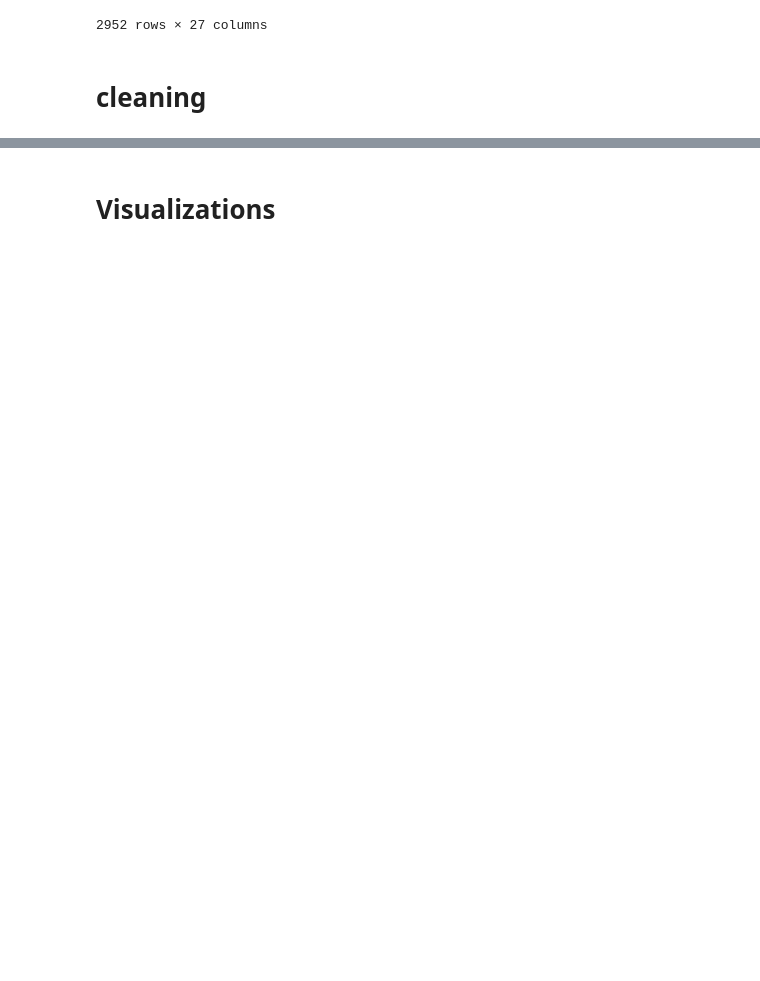
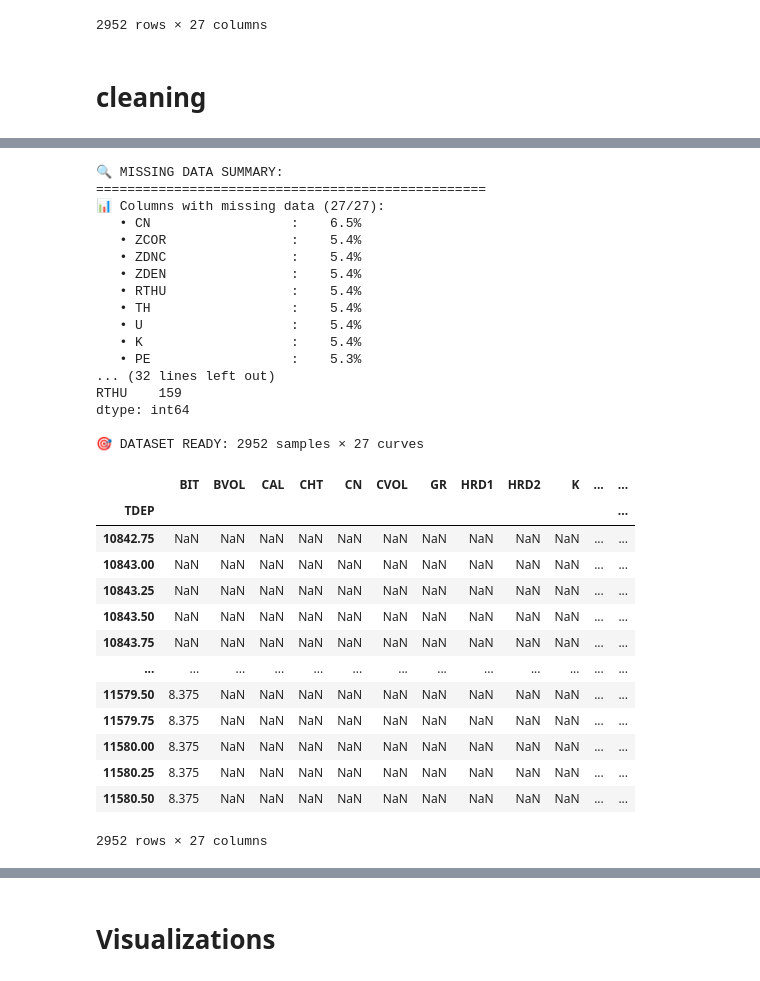
Before and after one commit to Z1y4dd/colab, a Jupyter notebook: HRDH/HRDH-1119.ipynb, the cells around one changed output, grey strips where cells are left out. Drawn from its saved outputs; the diff is of its cells as text; code cells hidden in the pictures; blank space fills up the shorter version.

```diff
--- a/HRDH/HRDH-1119.ipynb
+++ b/HRDH/HRDH-1119.ipynb
@@ -310,3 +260,80 @@ No nulls remain!
+# %%
+# THEN calculate missingness summary
+null_pct = log_df_clean.isna().mean() * 100
+print("🔍 MISSING DATA SUMMARY:")
+print("=" * 50)
+
+# More readable format for many columns
+if len(null_pct) > 10:
+    # Show only columns with missing data
+    missing_cols = null_pct[null_pct > 0].sort_values(ascending=False)
+    if len(missing_cols) > 0:
+        print(f"📊 Columns with missing data ({len(missing_cols)}/{len(null_pct)}):")
+        for col, pct in missing_cols.items():
+            print(f"   • {col:<20}: {pct:>6.1f}%")
+    else:
+        print("✅ No missing data found!")
+
+    # Summary stats
+    print(f"\n📈 SUMMARY:")
+    print(f"   • Total columns: {len(null_pct)}")
+    print(f"   • Columns with missing data: {len(missing_cols)}")
+    print(f"   • Max missing %: {null_pct.max():.1f}%")
+    print(f"   • Avg missing %: {null_pct.mean():.1f}%")
+else:
+    # Original format for few columns
+    print(null_pct.sort_values(ascending=False))
+
+# Post-QA check
+remaining_nulls = log_df_clean.isna().sum().sort_values(ascending=False)
+remaining_nulls_filtered = remaining_nulls[remaining_nulls > 0]
+
+print(f"\n✅ POST-PROCESSING CHECK:")
+if remaining_nulls_filtered.empty:
+    print("   No nulls remain!")
+else:
+    print(f"   Columns with nulls: {len(remaining_nulls_filtered)}")
+    if len(remaining_nulls_filtered) <= 5:
+        print(remaining_nulls_filtered)
+    else:
+        print("   Top 5 columns with most nulls:")
+        print(remaining_nulls_filtered.head())
+
+# Final dataset ready
+print(f"\n🎯 DATASET READY: {log_df_clean.shape[0]} samples × {log_df_clean.shape[1]} curves")
+log_df_clean
+# %% [output]
+🔍 MISSING DATA SUMMARY:
+==================================================
+📊 Columns with missing data (27/27):
+   • CN                  :    6.5%
+   • ZCOR                :    5.4%
+   • ZDNC                :    5.4%
+   • ZDEN                :    5.4%
+   • RTHU                :    5.4%
+   • TH                  :    5.4%
+   • U                   :    5.4%
+   • K                   :    5.4%
+   • PE                  :    5.3%
+... (32 lines left out)
+RTHU    159
+dtype: int64
+
+🎯 DATASET READY: 2952 samples × 27 curves
+|  | BIT | BVOL | CAL | CHT | CN | CVOL | GR | HRD1 | HRD2 | K | ... | ... |
+| TDEP |  |  |  |  |  |  |  |  |  |  |  | ... |
+| 10842.75 | NaN | NaN | NaN | NaN | NaN | NaN | NaN | NaN | NaN | NaN | ... | ... |
+| 10843.00 | NaN | NaN | NaN | NaN | NaN | NaN | NaN | NaN | NaN | NaN | ... | ... |
+| 10843.25 | NaN | NaN | NaN | NaN | NaN | NaN | NaN | NaN | NaN | NaN | ... | ... |
+| 10843.50 | NaN | NaN | NaN | NaN | NaN | NaN | NaN | NaN | NaN | NaN | ... | ... |
+| 10843.75 | NaN | NaN | NaN | NaN | NaN | NaN | NaN | NaN | NaN | NaN | ... | ... |
+| ... | ... | ... | ... | ... | ... | ... | ... | ... | ... | ... | ... | ... |
+| 11579.50 | 8.375 | NaN | NaN | NaN | NaN | NaN | NaN | NaN | NaN | NaN | ... | ... |
+| 11579.75 | 8.375 | NaN | NaN | NaN | NaN | NaN | NaN | NaN | NaN | NaN | ... | ... |
+| 11580.00 | 8.375 | NaN | NaN | NaN | NaN | NaN | NaN | NaN | NaN | NaN | ... | ... |
+| 11580.25 | 8.375 | NaN | NaN | NaN | NaN | NaN | NaN | NaN | NaN | NaN | ... | ... |
+| 11580.50 | 8.375 | NaN | NaN | NaN | NaN | NaN | NaN | NaN | NaN | NaN | ... | ... |
+2952 rows × 27 columns
 # %%
 # Display first few depth values from both datasets
 # print("First 10 log depths:")
```
Also changed, not shown: parts of 42 cells of this notebook.
